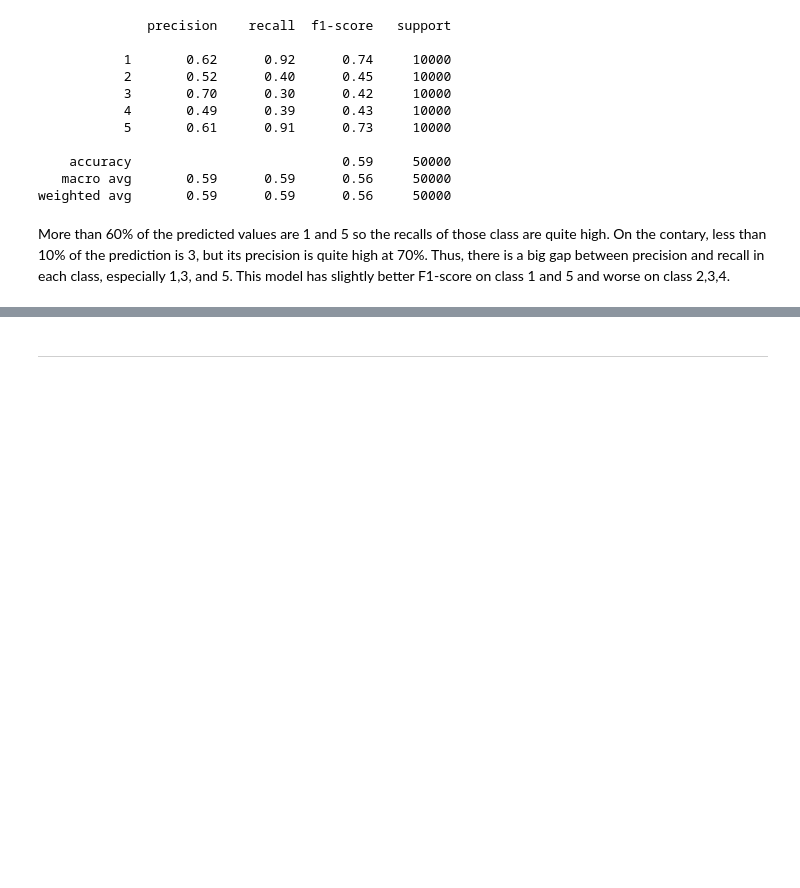
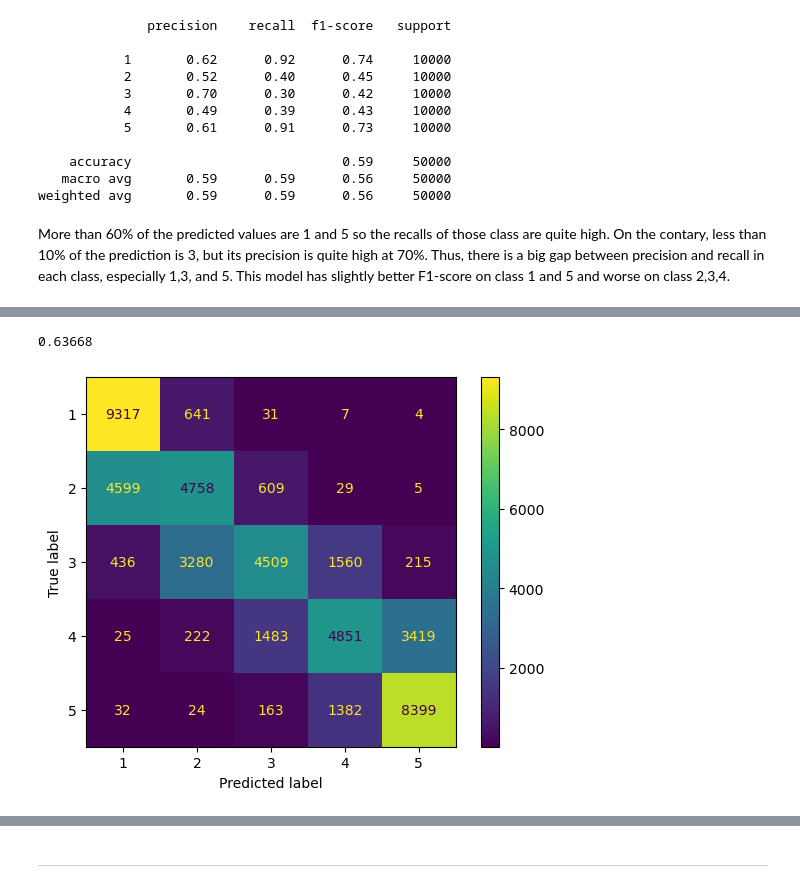
Before and after one commit to Noravee/Comparative-Analysis-of-N-grams-Language-Model-and-Embedding-Techniques-in-Sentiment-Analysis, a Jupyter notebook: notebooks/Sentiment_Analysis.ipynb, the cells around one changed output, grey strips where cells are left out. Drawn from its saved outputs; the diff is of its cells as text; code cells hidden in the pictures; blank space fills up the shorter version.

```diff
--- a/notebooks/Sentiment_Analysis.ipynb
+++ b/notebooks/Sentiment_Analysis.ipynb
@@ -372,7 +372,7 @@ def make_resp(X:str):
     return s
 # %%
 y_pred_gemini = []
-for i in X_test[41151:]:
+for i in X_test:
     y_pred_gemini.append(make_resp(i))
     print(len(y_pred_gemini), end='\r')
     # Set a time delay so that queries do not exceed the model limit
@@ -424,0 +517,7 @@ More than 60% of the predicted values are 1 and 5 so the recalls of those class
+# %%
+y_pred_gemini_few = []
+for i in X_test:
+    y_pred_gemini_few.append(make_resp_f(i))
+    print(len(y_pred_gemini_few), end='\r')
+    # Set a time delay so that queries do not exceed the model limit
+    time.sleep(0.5)
@@ -424,0 +526,2 @@ More than 60% of the predicted values are 1 and 5 so the recalls of those class
+# %%
+gemini_few_pred_df = pd.DataFrame({'y_pred_gemini_few':y_pred_gemini_few})
@@ -424,0 +540,11 @@ More than 60% of the predicted values are 1 and 5 so the recalls of those class
+# %%
+accuracy_score(y_test, gemini_few_pred_df)
+# %% [output]
+0.63668
+# %%
+cm = confusion_matrix(y_test, gemini_few_pred_df)
+cmd = ConfusionMatrixDisplay(confusion_matrix=cm, display_labels=[1,2,3,4,5])
+cmd.plot()
+plt.show()
+# %% [output]
+[figure, added]
```
Also changed, not shown: parts of 13 cells of this notebook.
